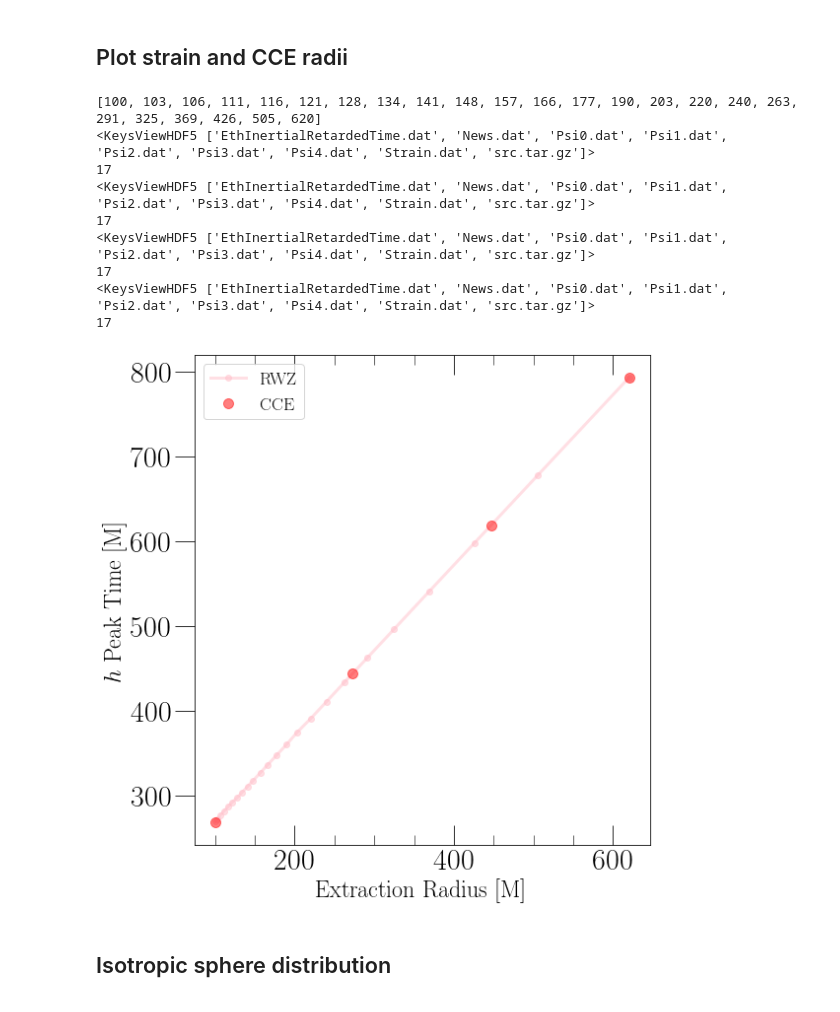
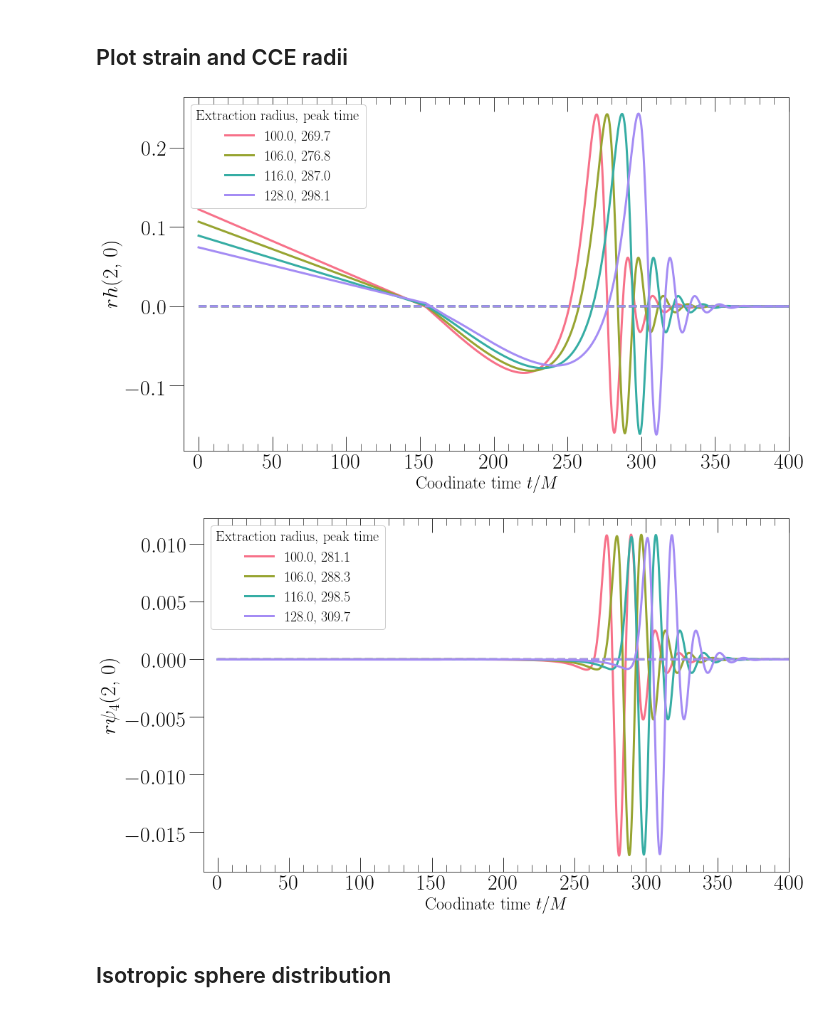
Before and after one commit to mariaokounkova/TracingMerger, a Jupyter notebook: Waveforms.ipynb, the cells around one changed output. Drawn from its saved outputs; the diff is of its cells as text; code cells hidden in the pictures.

Commit message:
Waveform: plot psi4 radius in addition to strain

```diff
--- a/Waveforms.ipynb
+++ b/Waveforms.ipynb
@@ -231,32 +269,35 @@ def PlotRadiiCCE(p):
     plt.savefig('CCERadiiStrain.pdf')
     plt.show()
 
-def PlotRadiiStrain(p):
+def PlotRadiiGW(p, psi4=False):
     ## Run Progress
     plt.figure(figsize=(14, 8))
 
     mode = (2,0)
 
-    radii = [0, 15, 20, 22, 23]
+    #radii = [0, 15, 20, 22, 23]
     #radii = [0, 17, 21, 23]
-    #radii = [0, 5, 10]
+    radii = [0, 2, 4, 6]
     cs = sns.color_palette('husl', n_colors=len(radii))
 
     for rad, i in zip(radii, range(len(radii))):
 
         radius = int(GetWaveformRadius(p, rad))
 
-        time, data = GetStrainMode(p, mode, radius=rad)
+        if psi4:
+            time, data = GetPsi4Mode(p, mode, radius=rad)
+        else:
+            time, data = GetStrainMode(p, mode, radius=rad)
 
         tt = GetPeakTimeMode(time,np.absolute(data))
         plt.plot(time, np.real(data), label='%.1f, %.1f' % (radius, tt), color=cs[i])
         plt.plot(time, np.imag(data), '--', color=cs[i])
 
     plt.xlabel(r'Coodinate time $t/M$')
-    plt.ylabel(r'$rh$' + str(mode), fontsize=30)
+    plt.ylabel(r'$r\psi_4$' + str(mode) if psi4 else r'$rh$' + str(mode), fontsize=30)
     legend = plt.legend(title='Extraction radius, peak time', fontsize=20, framealpha=1.0)
     plt.setp(legend.get_title(),fontsize=20)
-    plt.xlim(-10, 900)
+    plt.xlim(-10, 400)
     plt.tight_layout()
     plt.savefig('RadiiPeaks.pdf')
     plt.show()
@@ -272,45 +313,38 @@ def PlotPeakTimes(p):
 
     for rad in rads:
         radius = int(GetWaveformRadius(p, rad))
         time, data = GetStrainMode(p, (2,0), radius=rad)
         tt = GetPeakTimeMode(time,np.absolute(data))
         peak_times.append(tt)
         radii.append(radius)
 
     plt.plot(radii, peak_times, '-o', color='pink', alpha=0.5, label='RWZ')
     print(radii)
 
     ## CCE times
     cce_rads = [100, 273, 447, 620]
     cce_peak_times = []
     for rad in cce_rads:
         time, data = GetCCEWaveform(p, str(rad))
         tt = GetPeakTimeMode(time, np.absolute(data))
         cce_peak_times.append(tt)
 
     plt.plot(cce_rads, cce_peak_times, 'o', markersize = 10, color='red', alpha=0.5, label='CCE')
 
     plt.legend()
     plt.xlabel('Extraction Radius [M]')
     plt.ylabel('$h$ Peak Time [M]')
     plt.tight_layout()
     plt.show()
 
 
-#PlotRadiiStrain('Data/JoinedLev2/')
+PlotRadiiGW('Data/JoinedLev2/')
+PlotRadiiGW('Data/JoinedLev2/', psi4 = True)
 #PlotRadiiCCE('Data/JoinedLev2/')
-PlotPeakTimes('Data/JoinedLev2/')
+#PlotPeakTimes('Data/JoinedLev2/')
 # %% [output]
-[100, 103, 106, 111, 116, 121, 128, 134, 141, 148, 157, 166, 177, 190, 203, 220, 240, 263, 291, 325, 369, 426, 505, 620]
-<KeysViewHDF5 ['EthInertialRetardedTime.dat', 'News.dat', 'Psi0.dat', 'Psi1.dat', 'Psi2.dat', 'Psi3.dat', 'Psi4.dat', 'Strain.dat', 'src.tar.gz']>
-17
-<KeysViewHDF5 ['EthInertialRetardedTime.dat', 'News.dat', 'Psi0.dat', 'Psi1.dat', 'Psi2.dat', 'Psi3.dat', 'Psi4.dat', 'Strain.dat', 'src.tar.gz']>
-17
-<KeysViewHDF5 ['EthInertialRetardedTime.dat', 'News.dat', 'Psi0.dat', 'Psi1.dat', 'Psi2.dat', 'Psi3.dat', 'Psi4.dat', 'Strain.dat', 'src.tar.gz']>
-17
-<KeysViewHDF5 ['EthInertialRetardedTime.dat', 'News.dat', 'Psi0.dat', 'Psi1.dat', 'Psi2.dat', 'Psi3.dat', 'Psi4.dat', 'Strain.dat', 'src.tar.gz']>
-17
-[figure, old version]
+[figure, new version]
+[figure, added]
 # %% [markdown]
 ## Isotropic sphere distribution
 # %%
```
Also changed, not shown: parts of 3 cells of this notebook.
